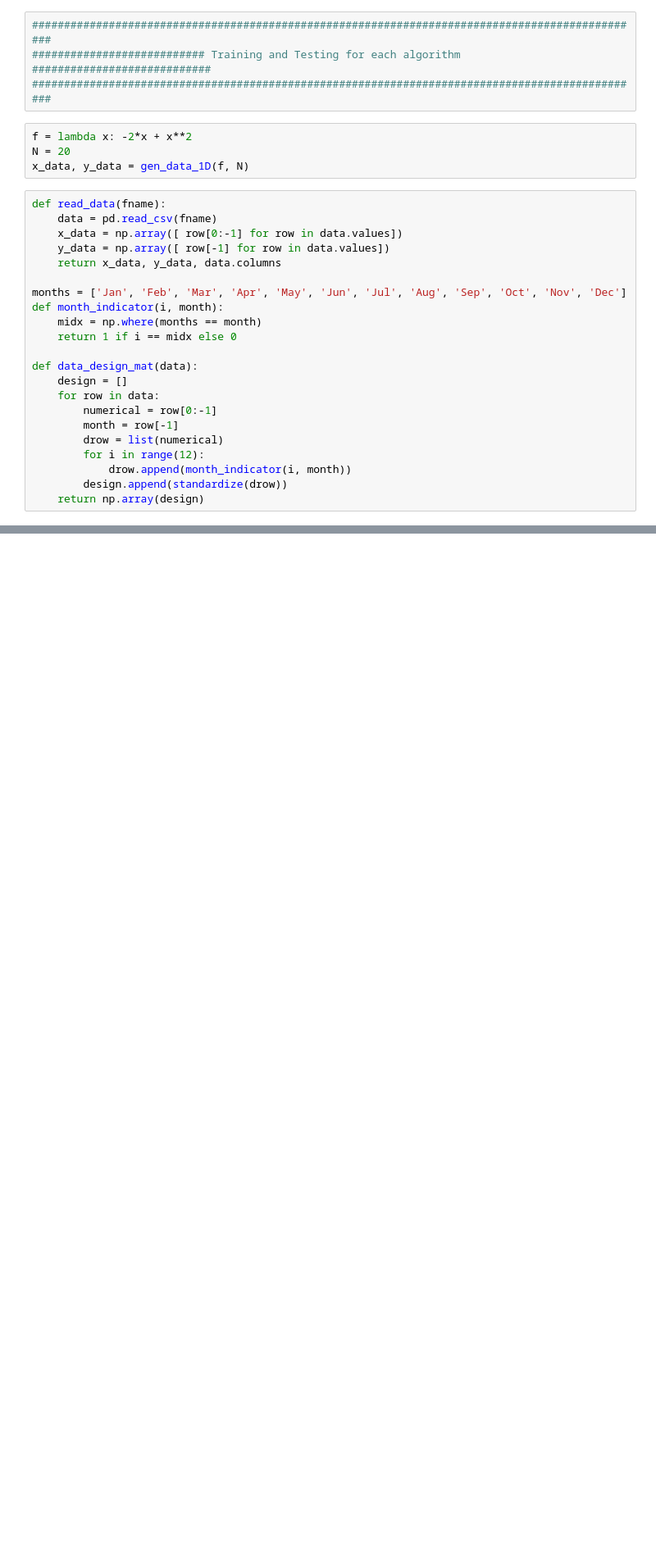
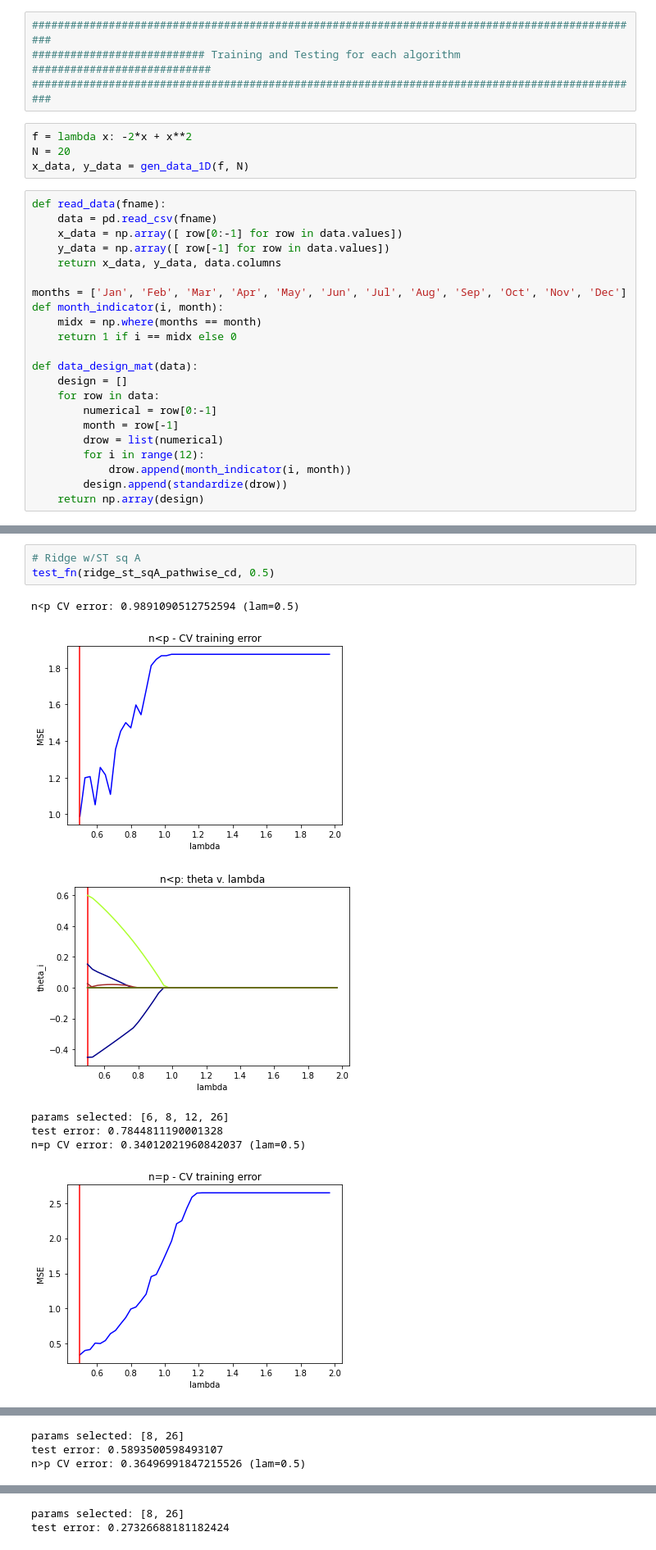
Before and after one commit to iandardik/CS6140_project, a Jupyter notebook: pathwise_cd.ipynb, the cells around one changed output, grey strips where cells are left out. Shown at 82% size. Cells and saved outputs as stored; diff of their text form; blank space fills up the shorter version.

```diff
--- a/pathwise_cd.ipynb
+++ b/pathwise_cd.ipynb
@@ -493,0 +649,11 @@ test error: 0.17739348302140676
+# %%
+# Ridge w/ST sq A
+test_fn(ridge_st_sqA_pathwise_cd, 0.5)
+# %% [output]
+n<p CV error: 0.9891090512752594 (lam=0.5)
+[figure, added]
+[figure, added]
+params selected: [6, 8, 12, 26]
+test error: 0.7844811190001328
+n=p CV error: 0.34012021960842037 (lam=0.5)
+[figure, added]
@@ -493,0 +661,3 @@ test error: 0.17739348302140676
+params selected: [8, 26]
+test error: 0.5893500598493107
+n>p CV error: 0.36496991847215526 (lam=0.5)
@@ -493,0 +666,2 @@ test error: 0.17739348302140676
+params selected: [8, 26]
+test error: 0.27326688181182424
```
Also changed, not shown: parts of 23 cells of this notebook, 45 other files.
